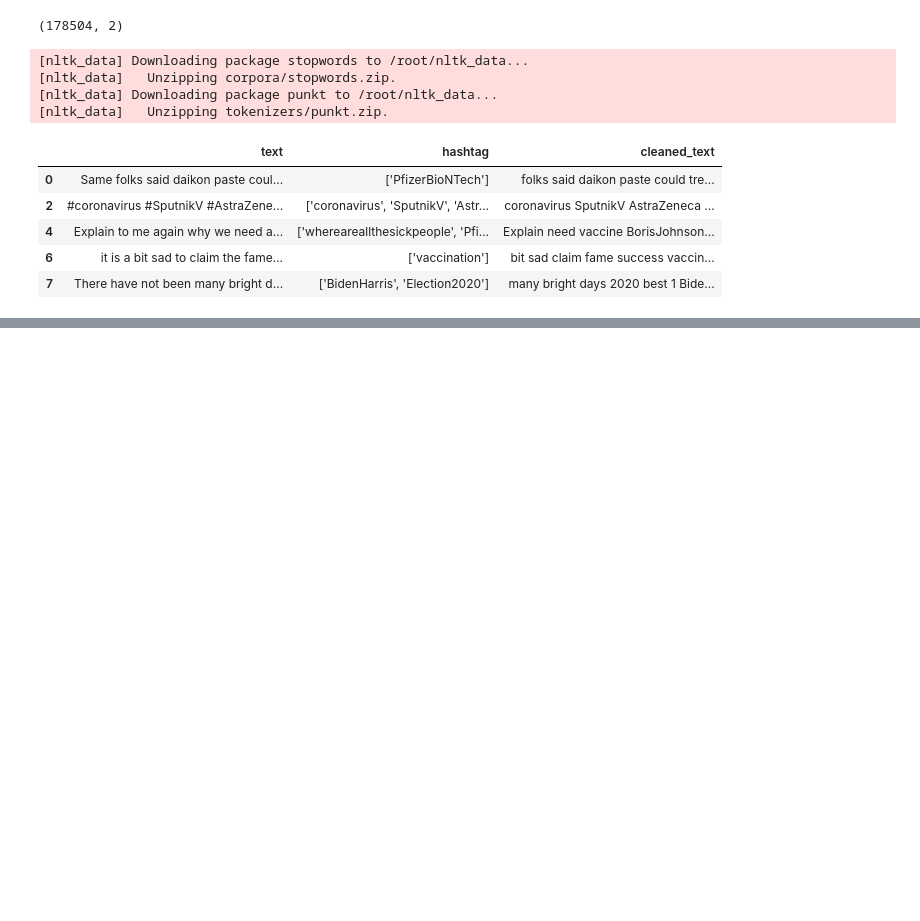
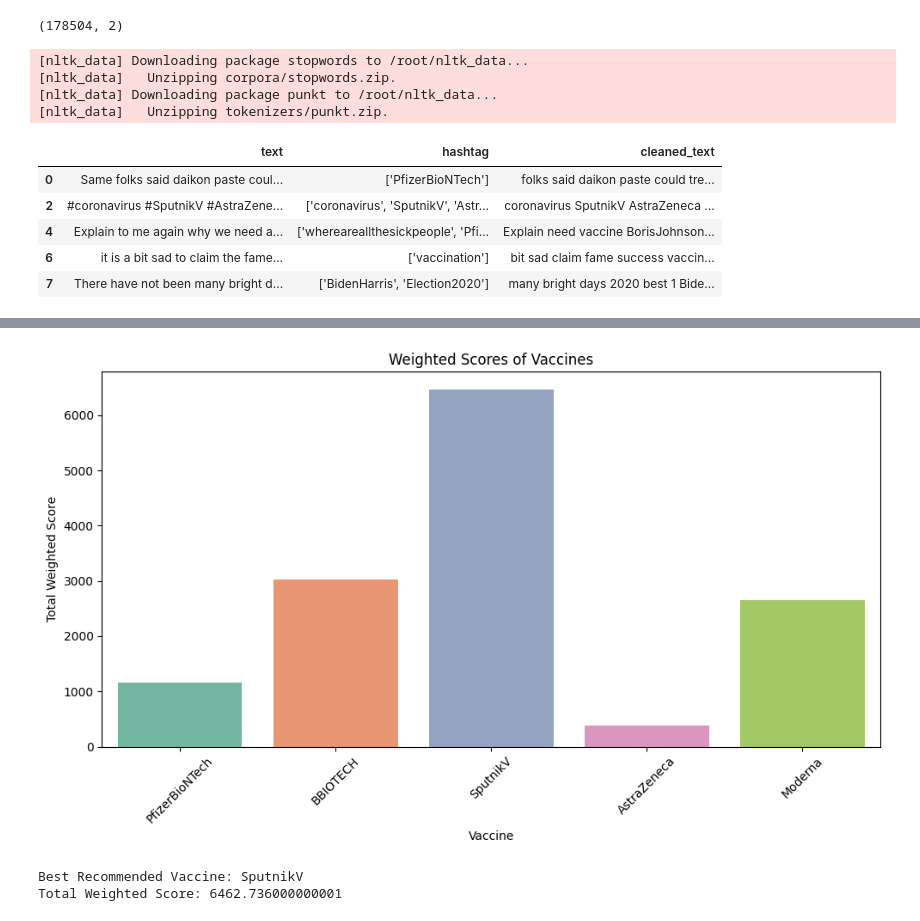
Before and after one commit to Jyts2094/Final-Project, a Jupyter notebook: Final_Project.ipynb, the cells around one changed output, grey strips where cells are left out. Cells and saved outputs as stored; diff of their text form; code cells hidden in the pictures; blank space fills up the shorter version.

```diff
--- a/Final_Project.ipynb
+++ b/Final_Project.ipynb
@@ -121,23 +122,23 @@ sid = SIA()
 # 1. Converting text to lowercase
 # 2. Removing non-word characters
 # 3. Calculating sentiment scores using VADER
-ex_data['sentiments'] = ex_data['cleaned_text'].apply(lambda x: sid.polarity_scores(' '.join(re.findall(r'\w+', str(x).lower()))))
+extracted_data['sentiments'] = extracted_data['cleaned_text'].apply(lambda x: sid.polarity_scores(' '.join(re.findall(r'\w+', str(x).lower()))))
 
 # Extract the positive sentiment score and add a small value to avoid zeroes
-ex_data['Positive Sentiment'] = ex_data['sentiments'].apply(lambda x: x['pos'] + 1 * (10**-6))
+extracted_data['Positive Sentiment'] = extracted_data['sentiments'].apply(lambda x: x['pos'] + 1 * (10**-6))
 
 # Extract the neutral sentiment score and add a small value to avoid zeroes
-ex_data['Neutral Sentiment'] = ex_data['sentiments'].apply(lambda x: x['neu'] + 1 * (10**-6))
+extracted_data['Neutral Sentiment'] = extracted_data['sentiments'].apply(lambda x: x['neu'] + 1 * (10**-6))
 
 # Extract the negative sentiment score and add a small value to avoid zeroes
-ex_data['Negative Sentiment'] = ex_data['sentiments'].apply(lambda x: x['neg'] + 1 * (10**-6))
+extracted_data['Negative Sentiment'] = extracted_data['sentiments'].apply(lambda x: x['neg'] + 1 * (10**-6))
 
 # Combine the sentiment scores into a single sentiment value
 # The sentiment score is calculated by subtracting the negative sentiment from the positive sentiment
-ex_data['Sentiment Score'] = ex_data.apply(lambda row: row['Positive Sentiment'] - row['Negative Sentiment'], axis=1)
+extracted_data['Sentiment Score'] = extracted_data.apply(lambda row: row['Positive Sentiment'] - row['Negative Sentiment'], axis=1)
 
 # Display the first few rows of the resulting DataFrame
-ex_data.head()
+extracted_data.head()
 # %% [output]
 [nltk_data] Downloading package vader_lexicon to /root/nltk_data...
 |  | text | hashtag | cleaned_text | sentiments | Positive Sentiment | Neutral Sentiment | Negative Sentiment | ... |
@@ -146,3 +147,10 @@ ex_data.head()
 | 4 | Explain to me again why we need a... | ['whereareallthesickpeople', 'Pfi... | Explain need vaccine BorisJohnson... | {'neg': 0.0, 'neu': 1.0, 'pos': 0... | 0.000001 | 1.000001 | 0.000001 | ... |
 | 6 | it is a bit sad to claim the fame... | ['vaccination'] | bit sad claim fame success vaccin... | {'neg': 0.166, 'neu': 0.481, 'pos... | 0.353001 | 0.481001 | 0.166001 | ... |
 | 7 | There have not been many bright d... | ['BidenHarris', 'Election2020'] | many bright days 2020 best 1 Bide... | {'neg': 0.0, 'neu': 0.323, 'pos':... | 0.677001 | 0.323001 | 0.000001 | ... |
+# %%
+# creating reference tags for 5 vaccines -> Pfizer, Covaxin(Bharat Biotech), Sputnik,AstraZenca(Covishield),Moderna
+pfizer_refs = ["Pfizer","pfizer","Pfizer–BioNTech","pfizer-bioNtech","BioNTech","biontech"]
+bbiotech_refs = ["covax","covaxin","Covax","Covaxin","Bharat Biotech","bharat biotech","BharatBiotech","bharatbiotech"]
+sputnik_refs = ["russia","sputnik","Sputnik","V"]
+astra_refs = ['sii','SII','adar poonawalla','Covishield','covishield','astra','zenca','Oxford–AstraZeneca','astrazenca','oxford-astrazenca','serum institiute']
+moderna_refs = ['moderna','Moderna','mRNA-1273','Spikevax']
@@ -148,0 +208,55 @@ ex_data.head()
+# %%
+#plotting the graph
+import matplotlib.pyplot as plt
+import seaborn as sns
+
+ #Define the weight for sentiment score (assuming sentiment score is directly usable)
+sentiment_weight = 1.0
+
+# Calculate weighted scores for each vaccine
+extracted_data['pfizer_score'] = extracted_data['Sentiment Score'] * sentiment_weight * extracted_data['pfizer']
+extracted_data['bbiotech_score'] = extracted_data['Sentiment Score'] * sentiment_weight * extracted_data['bbiotech']
+extracted_data['sputnik_score'] = extracted_data['Sentiment Score'] * sentiment_weight * extracted_data['sputnik']
+extracted_data['astra_score'] = extracted_data['Sentiment Score'] * sentiment_weight * extracted_data['astra']
+extracted_data['moderna_score'] = extracted_data['Sentiment Score'] * sentiment_weight * extracted_data['moderna']
+
+# Sum up the scores for each vaccine
+total_pfizer_score = extracted_data['pfizer_score'].sum()
+total_bbiotech_score = extracted_data['bbiotech_score'].sum()
+total_sputnik_score = extracted_data['sputnik_score'].sum()
+total_astra_score = extracted_data['astra_score'].sum()
+total_moderna_score = extracted_data['moderna_score'].sum()
+
+# Create a dictionary of scores for plotting
+vaccine_scores = {
+    'PfizerBioNTech': total_pfizer_score,
+    'BBIOTECH': total_bbiotech_score,
+    'SputnikV': total_sputnik_score,
+    'AstraZeneca': total_astra_score,
+    'Moderna': total_moderna_score
+}
+
+# Convert scores to list for plotting
+vaccines = list(vaccine_scores.keys())
+scores = list(vaccine_scores.values())
+
+# Plotting
+plt.figure(figsize=(10, 6))
+sns.barplot(x=vaccines, y=scores, palette='Set2', hue=vaccines, dodge=False, legend=False)
+plt.xlabel('Vaccine')
+plt.ylabel('Total Weighted Score')
+plt.title('Weighted Scores of Vaccines')
+plt.xticks(rotation=45)
+plt.tight_layout()
+plt.show()
+
+# Determine the best recommended vaccine based on the highest total weighted score
+best_vaccine = max(vaccine_scores, key=vaccine_scores.get)
+best_score = vaccine_scores[best_vaccine]
+
+print("Best Recommended Vaccine:", best_vaccine)
+print("Total Weighted Score:", best_score)
+# %% [output]
+[figure, added]
+Best Recommended Vaccine: SputnikV
+Total Weighted Score: 6462.736000000001
```
Also changed, not shown: parts of 8 cells of this notebook.
